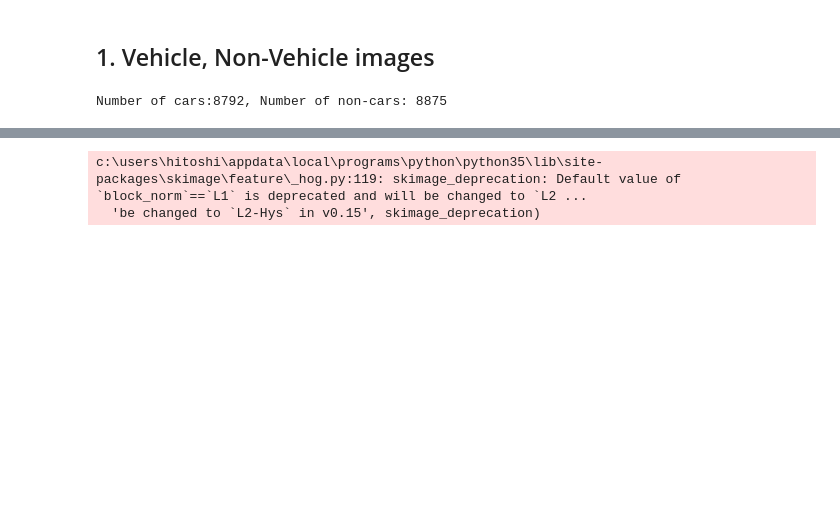
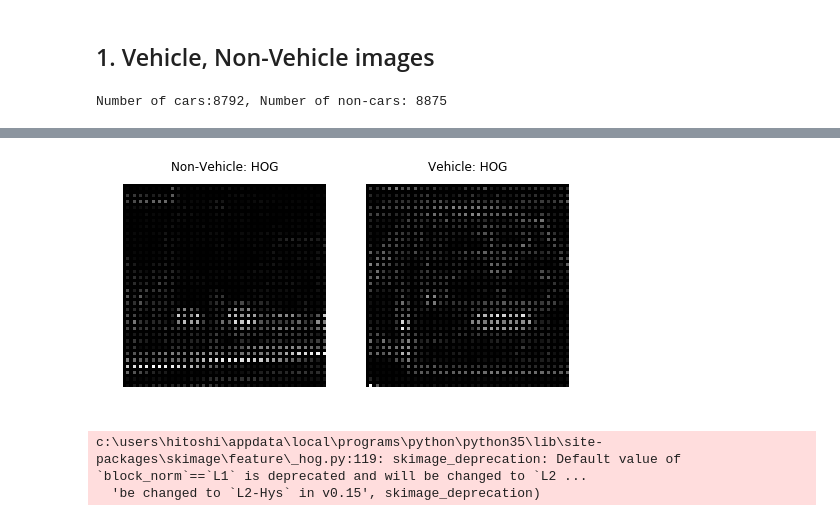
Before and after one commit to GinYoshida/Udacity_CarND_P5_Vehicle_Detection, a Jupyter notebook: Code_test.ipynb, the cells around one changed output, grey strips where cells are left out. Cells and saved outputs as stored; diff of their text form; code cells hidden in the pictures; blank space fills up the shorter version.

```diff
--- a/Code_test.ipynb
+++ b/Code_test.ipynb
@@ -88,0 +89,21 @@ c:\users\hitoshi\appdata\local\programs\python\python35\lib\site-packages\skimag
+# %%
+img_noncar = cv2.imread(noncars[1700])
+img_car = cv2.imread(cars[1700])
+img_cov_noncar = cv2.cvtColor(img_noncar , cv2.COLOR_BGR2GRAY)
+img_cov_car = cv2.cvtColor(img_car , cv2.COLOR_BGR2GRAY)
+feature, hog_img_non_car = get_hog_features(img_cov_noncar,9,2,2,vis = True)
+feature, hog_img_car = get_hog_features(img_cov_car,9,2,2,vis = True)
+
+fig, (ax2, ax3) = plt.subplots(1, 2, figsize=(8, 4), sharex=True, sharey=True)
+
+ax2.axis('off')
+ax2.imshow(hog_img_non_car, cmap=plt.cm.gray)
+ax2.set_title('Non-Vehicle: HOG',fontsize=12)
+ax3.axis('off')
+ax3.imshow(hog_img_car, cmap=plt.cm.gray)
+ax3.set_title('Vehicle: HOG',fontsize=12)
+
+
+plt.savefig("./for_report/Fig1_2_1_HOG_example_1_def.png")
+plt.show()
+# %% [output]
@@ -89,3 +112,4 @@ c:\users\hitoshi\appdata\local\programs\python\python35\lib\site-packages\skimag
+[figure, added]
 # %%
 img_car = cv2.imread(cars[1700])
 img_cov_car_gray = cv2.cvtColor(img_car , cv2.COLOR_BGR2GRAY)
```
Also changed, not shown: parts of 3 cells of this notebook, 6 other files.
